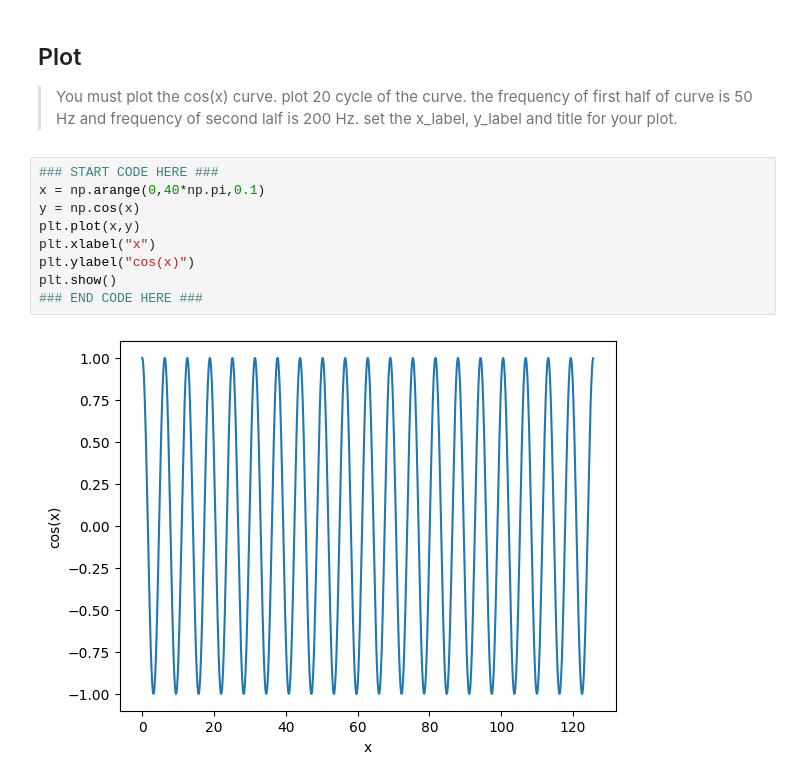
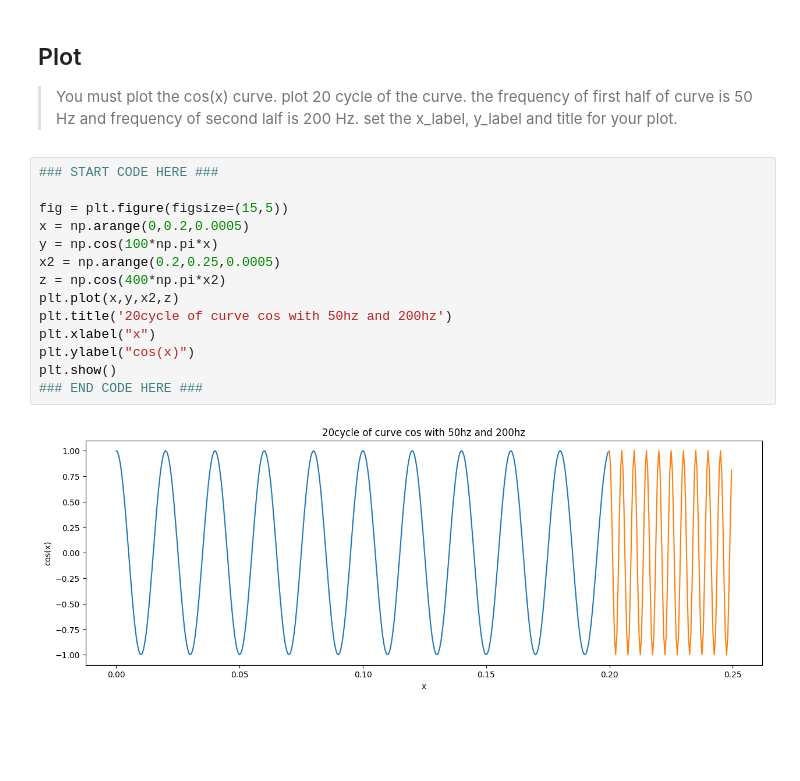
Before and after one commit to zjafariant/IML_CHW1, a Jupyter notebook: IML_CHW1_Q2.ipynb, the cells around one changed output. Saved outputs shown, nothing was run; the diff lists cells and outputs as text; blank space fills up the shorter version.

```diff
--- a/IML_CHW1_Q2.ipynb
+++ b/IML_CHW1_Q2.ipynb
@@ -234,12 +325,17 @@ f = open(Name_actors.txt)
 > set the x_label, y_label and title for your plot.
 # %%
 ### START CODE HERE ###
-x = np.arange(0,40*np.pi,0.1)
-y = np.cos(x)
-plt.plot(x,y)
+
+fig = plt.figure(figsize=(15,5))
+x = np.arange(0,0.2,0.0005)
+y = np.cos(100*np.pi*x)
+x2 = np.arange(0.2,0.25,0.0005)
+z = np.cos(400*np.pi*x2)
+plt.plot(x,y,x2,z)
+plt.title('20cycle of curve cos with 50hz and 200hz')
 plt.xlabel("x")
 plt.ylabel("cos(x)")
 plt.show()
 ### END CODE HERE ###
 # %% [output]
-[figure, old version]
+[figure, new version]
```
Also changed, not shown: parts of 18 cells of this notebook, 1 other file.
